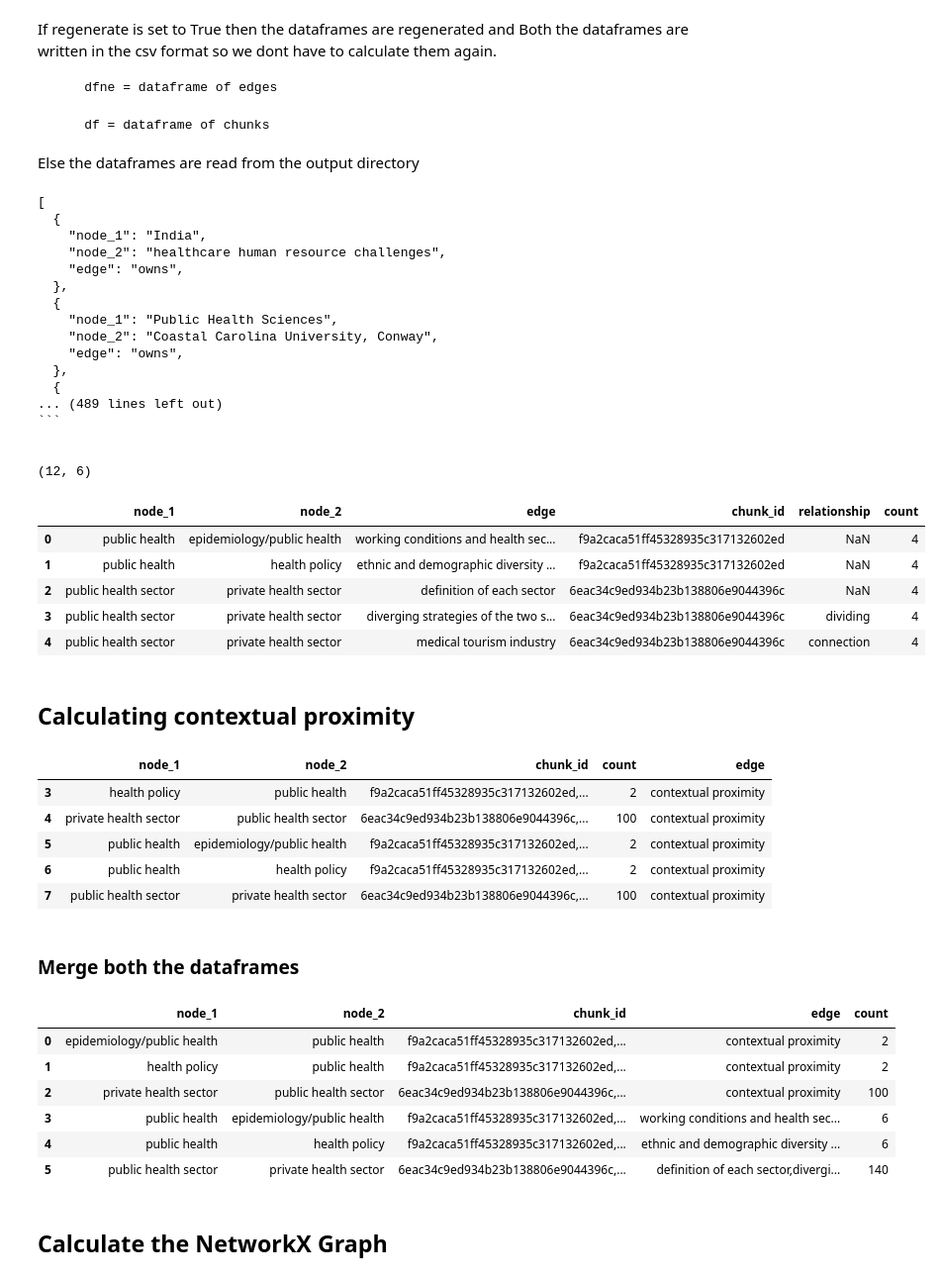
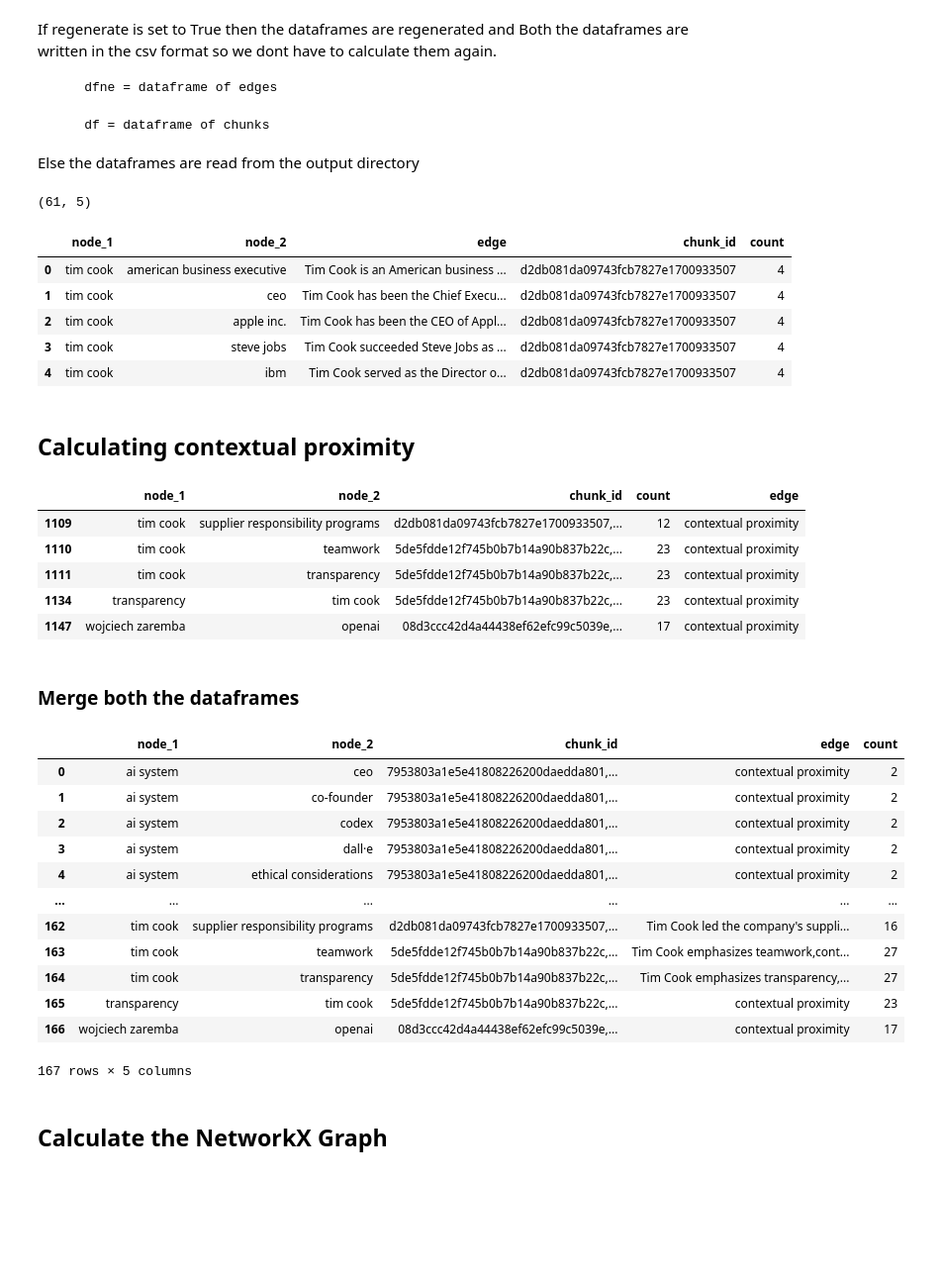
Before and after one commit to shuyhere/llmkg, a Jupyter notebook: knowledge_graph/extract_graph.ipynb, the cells around one changed output. Shown at 99% size. Drawn from its saved outputs; the diff is of its cells as text; code cells hidden in the pictures; blank space fills up the shorter version.

Commit message:
openai_api

````diff
--- a/knowledge_graph/extract_graph.ipynb
+++ b/knowledge_graph/extract_graph.ipynb
@@ -79,50 +101,34 @@ Else the dataframes are read from the output directory
 # %%
 ## To regenerate the graph with LLM, set this to True
 regenerate = True
 
 
 if regenerate:
-    concepts_list = df2Graph(df, model='qwen1.5')
+    concepts_list = df2Graph(df, model='gpt-3.5-turbo-16k')
     dfg1 = graph2Df(concepts_list)
     if not os.path.exists(outputdirectory):
         os.makedirs(outputdirectory)
 
     dfg1.to_csv(outputdirectory/"graph.csv", sep="|", index=False)
     df.to_csv(outputdirectory/"chunks.csv", sep="|", index=False)
 else:
     dfg1 = pd.read_csv(outputdirectory/"graph.csv", sep="|")
 
 dfg1.replace("", np.nan, inplace=True)
 dfg1.dropna(subset=["node_1", "node_2", 'edge'], inplace=True)
 dfg1['count'] = 4
 ## Increasing the weight of the relation to 4.
 ## We will assign the weight of 1 when later the contextual proximity will be calculated.
 print(dfg1.shape)
 dfg1.head()
 # %% [output]
-[
-  {
-    "node_1": "India",
-    "node_2": "healthcare human resource challenges",
-    "edge": "owns",
-  },
-  {
-    "node_1": "Public Health Sciences",
-    "node_2": "Coastal Carolina University, Conway",
-    "edge": "owns",
-  },
-  {
-... (489 lines left out)
-```
-
-
-(12, 6)
+(61, 5)
-|  | node_1 | node_2 | edge | chunk_id | relationship | count |
-| 0 | public health | epidemiology/public health | working conditions and health sec... | f9a2caca51ff45328935c317132602ed | NaN | 4 |
-| 1 | public health | health policy | ethnic and demographic diversity ... | f9a2caca51ff45328935c317132602ed | NaN | 4 |
-| 2 | public health sector | private health sector | definition of each sector | 6eac34c9ed934b23b138806e9044396c | NaN | 4 |
-| 3 | public health sector | private health sector | diverging strategies of the two s... | 6eac34c9ed934b23b138806e9044396c | dividing | 4 |
-| 4 | public health sector | private health sector | medical tourism industry | 6eac34c9ed934b23b138806e9044396c | connection | 4 |
+|  | node_1 | node_2 | edge | chunk_id | count |
+| 0 | tim cook | american business executive | Tim Cook is an American business ... | d2db081da09743fcb7827e1700933507 | 4 |
+| 1 | tim cook | ceo | Tim Cook has been the Chief Execu... | d2db081da09743fcb7827e1700933507 | 4 |
+| 2 | tim cook | apple inc. | Tim Cook has been the CEO of Appl... | d2db081da09743fcb7827e1700933507 | 4 |
+| 3 | tim cook | steve jobs | Tim Cook succeeded Steve Jobs as ... | d2db081da09743fcb7827e1700933507 | 4 |
+| 4 | tim cook | ibm | Tim Cook served as the Director o... | d2db081da09743fcb7827e1700933507 | 4 |
 # %% [markdown]
 ## Calculating contextual proximity
 # %%
@@ -156,11 +162,11 @@ dfg2 = contextual_proximity(dfg1)
 dfg2.tail()
 # %% [output]
 |  | node_1 | node_2 | chunk_id | count | edge |
-| 3 | health policy | public health | f9a2caca51ff45328935c317132602ed,... | 2 | contextual proximity |
-| 4 | private health sector | public health sector | 6eac34c9ed934b23b138806e9044396c,... | 100 | contextual proximity |
-| 5 | public health | epidemiology/public health | f9a2caca51ff45328935c317132602ed,... | 2 | contextual proximity |
-| 6 | public health | health policy | f9a2caca51ff45328935c317132602ed,... | 2 | contextual proximity |
-| 7 | public health sector | private health sector | 6eac34c9ed934b23b138806e9044396c,... | 100 | contextual proximity |
+| 1109 | tim cook | supplier responsibility programs | d2db081da09743fcb7827e1700933507,... | 12 | contextual proximity |
+| 1110 | tim cook | teamwork | 5de5fdde12f745b0b7b14a90b837b22c,... | 23 | contextual proximity |
+| 1111 | tim cook | transparency | 5de5fdde12f745b0b7b14a90b837b22c,... | 23 | contextual proximity |
+| 1134 | transparency | tim cook | 5de5fdde12f745b0b7b14a90b837b22c,... | 23 | contextual proximity |
+| 1147 | wojciech zaremba | openai | 08d3ccc42d4a44438ef62efc99c5039e,... | 17 | contextual proximity |
 # %% [markdown]
 ### Merge both the dataframes
 # %%
@@ -173,12 +179,18 @@ dfg = (
 dfg
 # %% [output]
 |  | node_1 | node_2 | chunk_id | edge | count |
-| 0 | epidemiology/public health | public health | f9a2caca51ff45328935c317132602ed,... | contextual proximity | 2 |
-| 1 | health policy | public health | f9a2caca51ff45328935c317132602ed,... | contextual proximity | 2 |
-| 2 | private health sector | public health sector | 6eac34c9ed934b23b138806e9044396c,... | contextual proximity | 100 |
-| 3 | public health | epidemiology/public health | f9a2caca51ff45328935c317132602ed,... | working conditions and health sec... | 6 |
-| 4 | public health | health policy | f9a2caca51ff45328935c317132602ed,... | ethnic and demographic diversity ... | 6 |
-| 5 | public health sector | private health sector | 6eac34c9ed934b23b138806e9044396c,... | definition of each sector,divergi... | 140 |
+| 0 | ai system | ceo | 7953803a1e5e41808226200daedda801,... | contextual proximity | 2 |
+| 1 | ai system | co-founder | 7953803a1e5e41808226200daedda801,... | contextual proximity | 2 |
+| 2 | ai system | codex | 7953803a1e5e41808226200daedda801,... | contextual proximity | 2 |
+| 3 | ai system | dall·e | 7953803a1e5e41808226200daedda801,... | contextual proximity | 2 |
+| 4 | ai system | ethical considerations | 7953803a1e5e41808226200daedda801,... | contextual proximity | 2 |
+| ... | ... | ... | ... | ... | ... |
+| 162 | tim cook | supplier responsibility programs | d2db081da09743fcb7827e1700933507,... | Tim Cook led the company's suppli... | 16 |
+| 163 | tim cook | teamwork | 5de5fdde12f745b0b7b14a90b837b22c,... | Tim Cook emphasizes teamwork,cont... | 27 |
+| 164 | tim cook | transparency | 5de5fdde12f745b0b7b14a90b837b22c,... | Tim Cook emphasizes transparency,... | 27 |
+| 165 | transparency | tim cook | 5de5fdde12f745b0b7b14a90b837b22c,... | contextual proximity | 23 |
+| 166 | wojciech zaremba | openai | 08d3ccc42d4a44438ef62efc99c5039e,... | contextual proximity | 17 |
+167 rows × 5 columns
 # %% [markdown]
 ## Calculate the NetworkX Graph
 # %%
````
Also changed, not shown: parts of 9 cells of this notebook, 47 other files.
